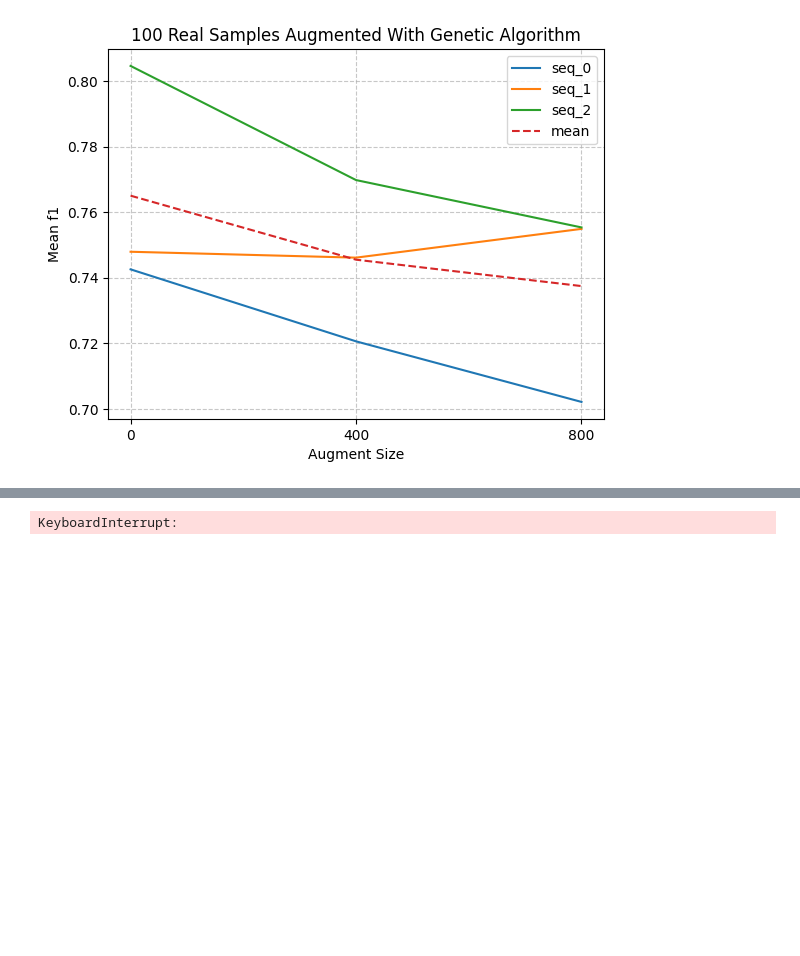
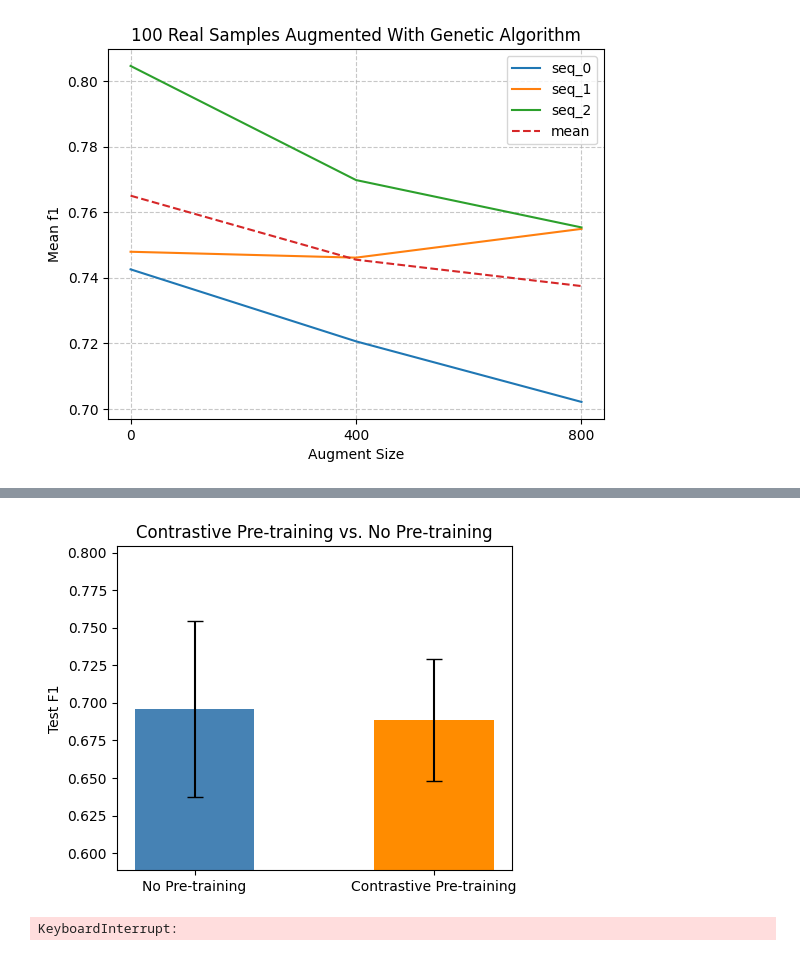
Before and after one commit to BashPrince/thesis, a Jupyter notebook: analysis/analysis.ipynb, the cells around one changed output, grey strips where cells are left out. Cells and saved outputs as stored; diff of their text form; code cells hidden in the pictures; blank space fills up the shorter version.

Commit message:
Analyze contrastive vs. classify

```diff
--- a/analysis/analysis.ipynb
+++ b/analysis/analysis.ipynb
@@ -1179,4 +1162,48 @@ wandb:   4 of 4 files downloaded.
 [figure]
+# %%
+
+def get_pretrain_comparison_f1(
+    baseline_run_names: list[str],
+    contrastive_run_names: list[str],
+    use_cached: bool = True,
+) -> dict[str, np.ndarray]:
+    """
+    Fetches test/f1 directly from wandb for the given run names.
+    Results are cached to .cache/pretrain_comparison_f1.pkl.
+    """
+    cache_path = ".cache/pretrain_comparison_f1.pkl"
+
+    if use_cached:
+        cached = cache.get_pickled_cache(cache_path)
+        if cached is not None:
+            return cached
+
+    contrastive_f1 = np.concatenate([get_logged_f1(rn) for rn in contrastive_run_names])
+    baseline_f1    = np.concatenate([get_logged_f1(rn) for rn in baseline_run_names])
+
+    result = {"contrastive": contrastive_f1, "baseline": baseline_f1}
+    cache.pickle_cache(result, cache_path)
+    return result
+
+
+baseline_run_names    = ["seq_0_aug_1024", "seq_1_aug_1024", "seq_2_aug_1024", "seq_3_aug_1024", "seq_4_aug_1024"]
+contrastive_run_names = ["seq_0_aug_1024_contrastive", "seq_1_aug_1024_contrastive", "seq_2_aug_1024_contrastive", "seq_3_aug_1024_contrastive", "seq_4_aug_1024_contrastive"]
+
+f1_data = get_pretrain_comparison_f1(baseline_run_names, contrastive_run_names, use_cached=True)
+
+labels = ["No Pre-training", "Contrastive Pre-training"]
+means  = [f1_data["baseline"].mean(), f1_data["contrastive"].mean()]
+stds   = [f1_data["baseline"].std(),  f1_data["contrastive"].std()]
+
+fig, ax = plt.subplots(figsize=(5, 4))
+ax.bar(labels, means, yerr=stds, capsize=6, color=["steelblue", "darkorange"], width=0.5)
+ax.set_ylabel("Test F1")
+ax.set_title("Contrastive Pre-training vs. No Pre-training")
+ax.set_ylim(max(0, min(means) - 0.1), min(1, max(means) + max(stds) + 0.05))
+plt.tight_layout()
+plt.show()
+# %% [output]
+[figure, added]
 # %%
 plot_sequence_conf_mats(seq_groups[1]["sequences"], use_cached=True)
 # %% [output]
```
Also changed, not shown: parts of 1 cell of this notebook.
